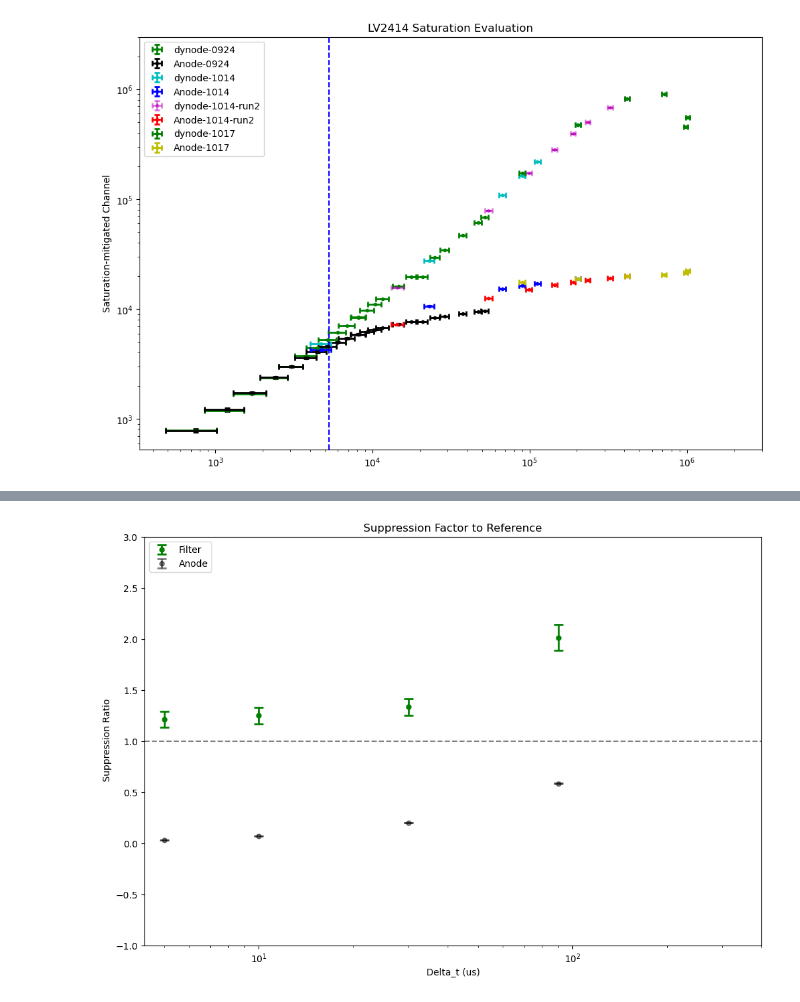
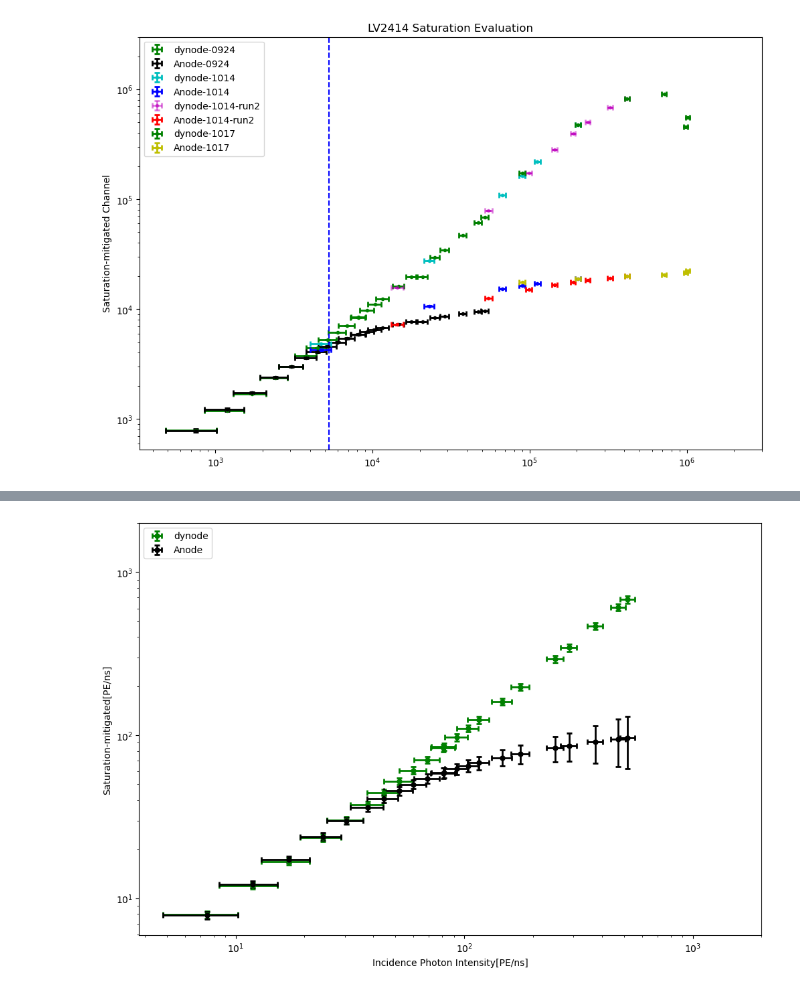
Before and after one commit to Westlake-University-Lsc-lab/ProcessLocalData, a Jupyter notebook: plotsfigures.ipynb, the cells around one changed output, grey strips where cells are left out. Drawn from its saved outputs; the diff is of its cells as text; code cells hidden in the pictures.

```diff
--- a/plotsfigures.ipynb
+++ b/plotsfigures.ipynb
@@ -462,11 +77,17 @@ import numpy as np
 import h5py
 import matplotlib.pyplot as plt
 from matplotlib.colors import LogNorm
-# from landaupy import landau
-# from scipy.optimize import curve_fit
-
 import analysis_data
 import process_data
 import pandas as pd
-df_path = 'outnpy/df_fixed_area_vs_dynode_filter_20241017_intensity.h5py'
+df_path = 'outnpy/df_fixed_area_vs_dynode_filter_20240924_with_time_width.h5py'
+df_0924 = pd.read_hdf(df_path, key='winfo')
+df_path = 'outnpy/df_fixed_area_vs_dynode_filter_20241011_202401012_combined_with_time_width.h5py'
+df_1012 = pd.read_hdf(df_path, key='winfo')
+df_path = 'outnpy/df_fixed_area_vs_dynode_filter_20241014_with_time_width.h5py'
+df_1014 = pd.read_hdf(df_path, key='winfo')
+df_path = 'outnpy/df_fixed_area_vs_dynode_filter_20241014_intensity_1_with_time_width.h5py'
+df_1014_1 = pd.read_hdf(df_path, key='winfo')
+df_path = 'outnpy/df_fixed_area_vs_dynode_filter_20241017_intensity_with_time_width.h5py'
 df_1017 = pd.read_hdf(df_path, key='winfo')
+df_0924 =df_0924.drop(index=17)
@@ -624,25 +93,0 @@ plt.show()
-# %%
-import matplotlib.pyplot as plt
-fig, ax = plt.subplots(figsize=(12,8))
-ax.errorbar(x, ratio_s2, yerr=ratio_s2_err, fmt='.', markersize=10, ecolor='g', mfc='g', mec='g',capsize=5, elinewidth=2, capthick=2, label='Filter')
-ax.errorbar(x, ratio_s2_anode, yerr=ratio_s2_anode_err, fmt='.',  markersize=10, ecolor='black', mfc='black', mec='black',alpha=0.5, capsize=5, elinewidth=2, capthick=2, label='Anode')
-# ax.errorbar(x, y_anode, yerr=y_anode_err, fmt='.', ecolor='black', mfc='black', mec='black',capsize=3, elinewidth=2, capthick=2, label='Anode')
-ax.set_xlabel('Delta_t (us)')
-ax.set_ylabel(' Suppression Ratio')
-ax.set_title('')
-ax.set_xscale('log')
-# ax.set_yscale('log')
-ax.axhline(y=1, color='grey', linestyle='--', label='')
-# for index, row in df.iterrows():
-#    for column_name, value in row.items():
-#         ax.text(df['Delta_t'][index], (1) , s= str(df['file_tag'][index]), rotation=45, color='gray',alpha=0.3, fontsize=8)  #rotation='vertical'   rotation='horizontal'
-# ax.legend()
-
-ax.legend(loc='upper left')
-
-ax.set_xlim(-100, 400)
-ax.set_ylim(-1, 3)
-ax.set_title('Suppression Factor to Reference')
-plt.show()
-# %% [output]
-[figure, removed]
@@ -648,0 +122,28 @@ plt.show()
+# %%
+fig, ax = plt.subplots(figsize=(12,8))
+ax.errorbar(df_filter_PEns_filter_0924,   df_filter_PEns_dynode_0924,     xerr=df_filter_PEns_filter_0924_err,   yerr=df_filter_PEns_dynode_0924_err,   fmt='.', markersize=10, ecolor='g', mfc='g', mec='g', alpha=1, capsize=3, elinewidth=2, capthick=2, label='dynode')
+ax.errorbar(df_filter_PEns_filter_0924,   df_filter_PEns_Ch0_0924,        xerr=df_filter_PEns_filter_0924_err,   yerr=df_filter_PEns_dynode_0924_err,   fmt='.', markersize=10, ecolor='black', mfc='black', mec='black', alpha=1, capsize=3, elinewidth=2, capthick=2, label='Anode')
+# ax.errorbar(df_filter_PEns_filter_1014,   df_filter_PEns_dynode_1014,     xerr=df_filter_PEns_dynode_1014,       yerr=df_filter_PEns_dynode_1014_err,   fmt='.', ecolor='c', mfc='c',mec='c',   alpha=1, capsize=3, elinewidth=2, capthick=2, label='dynode-1014')
+# ax.errorbar(df_filter_PEns_filter_1014,   df_filter_PEns_Ch0_1014,        xerr=df_filter_PEns_filter_1014,       yerr=df_filter_PEns_Ch0_1014_err,      fmt='.', ecolor='b', mfc='b', mec='b',  capsize=3, elinewidth=2, capthick=2, label='Anode-1014')
+# ax.errorbar(df_filter_PEns_filter_1014_1, df_filter_PEns_dynode_1014_1,   xerr=df_filter_PEns_filter_1014_1_err, yerr=df_filter_PEns_dynode_1014_1_err, fmt='.', ecolor='m', mfc='m', mec='m',   alpha=0.5,  capsize=3, elinewidth=2, capthick=2, label='dynode-1014-run2')
+# ax.errorbar(df_filter_PEns_filter_1014_1, df_filter_PEns_Ch0_1014_1,      xerr=df_filter_PEns_filter_1014_1_err, yerr=df_filter_PEns_Ch0_1014_1_err,    fmt='.', markersize=10, ecolor='grey', mfc='grey', mec='grey',  capsize=3, elinewidth=2, capthick=2, label='LED-width-100ns-1us')
+# ax.errorbar(df_filter_PEns_filter_1017,   df_filter_PEns_dynode_1017,     xerr=df_filter_PEns_filter_1017_err,   yerr=df_filter_PEns_dynode_1017_err,   fmt='.', ecolor='g', mfc='g', mec='g',  capsize=3, elinewidth=2, capthick=2, label='dynode-1017')
+# ax.errorbar(df_filter_PEns_filter_1017,   df_filter_PEns_Ch0_1017,        xerr=df_filter_PEns_filter_1017_err,   yerr=df_filter_PEns_Ch0_1017_err,     fmt='.', ecolor='y', mfc='y', mec='y',  capsize=3, elinewidth=2, capthick=2, label='Anode-1017')
+ax.set_ylabel('Saturation-mitigated[PE/ns]')
+ax.set_xlabel('Incidence Photon Intensity[PE/ns]')
+ax.set_xscale('log')
+ax.set_yscale('log')
+# ax.axhline(y=45, color='grey', linestyle='--')
+# ax.axvline(x=45, color='grey', linestyle='--')
+ax.legend(loc='upper left')
+# ax.grid()
+ax.set_xlim(-3e2, 2e3)
+ax.set_ylim(-3e2, 2e3)
+# ax.set_title('PMT-R8520-406 Saturation Evaluation')
+plt.savefig(r'./figs/PMT_R8520_406_saturation_evaluation_PEns_20241112.png',dpi=300)
+plt.savefig(r'./figs/PMT_R8520_406_saturation_evaluation_PEns_20241112.pdf',dpi=300)
+plt.savefig(r'./figs/R8520_406_saturation_eval_PEns.pdf',dpi=300)
+plt.savefig(r'./figs/R8520_406_saturation_eval_PEns.png',dpi=300)
+plt.show()
+# %% [output]
+[figure, added]
```
Also changed, not shown: parts of 46 cells of this notebook.
